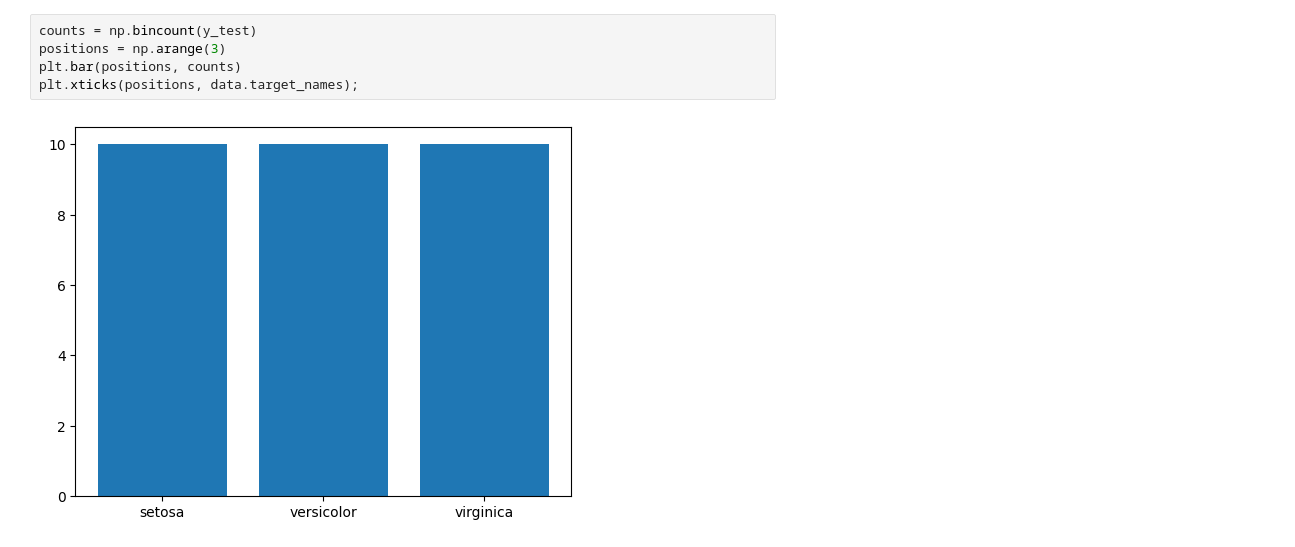
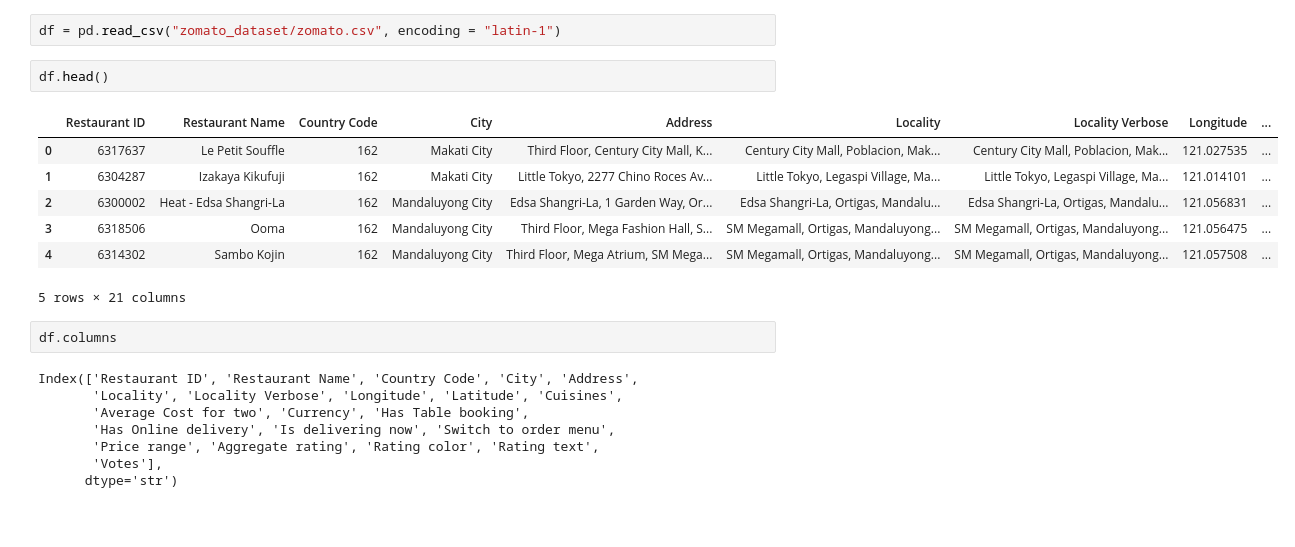
Before and after one commit to shsaniya04/Data-Analysis-with-Python, a Jupyter notebook: 15_Scikit_Learn.ipynb, the cells around one changed output. Cells and saved outputs as stored; diff of their text form; blank space fills up the shorter version.

```diff
--- a/15_Scikit_Learn.ipynb
+++ b/15_Scikit_Learn.ipynb
@@ -55,7 +9,22 @@ plt.xticks(positions, data.target_names);
-# %%
-counts = np.bincount(y_test)
-positions = np.arange(3)
-plt.bar(positions, counts)
-plt.xticks(positions, data.target_names);
-# %% [output]
-[figure, removed]
+# %%
+df = pd.read_csv("zomato_dataset/zomato.csv", encoding = "latin-1")
+# %%
+df.head()
+# %% [output]
+|  | Restaurant ID | Restaurant Name | Country Code | City | Address | Locality | Locality Verbose | Longitude | ... |
+| 0 | 6317637 | Le Petit Souffle | 162 | Makati City | Third Floor, Century City Mall, K... | Century City Mall, Poblacion, Mak... | Century City Mall, Poblacion, Mak... | 121.027535 | ... |
+| 1 | 6304287 | Izakaya Kikufuji | 162 | Makati City | Little Tokyo, 2277 Chino Roces Av... | Little Tokyo, Legaspi Village, Ma... | Little Tokyo, Legaspi Village, Ma... | 121.014101 | ... |
+| 2 | 6300002 | Heat - Edsa Shangri-La | 162 | Mandaluyong City | Edsa Shangri-La, 1 Garden Way, Or... | Edsa Shangri-La, Ortigas, Mandalu... | Edsa Shangri-La, Ortigas, Mandalu... | 121.056831 | ... |
+| 3 | 6318506 | Ooma | 162 | Mandaluyong City | Third Floor, Mega Fashion Hall, S... | SM Megamall, Ortigas, Mandaluyong... | SM Megamall, Ortigas, Mandaluyong... | 121.056475 | ... |
+| 4 | 6314302 | Sambo Kojin | 162 | Mandaluyong City | Third Floor, Mega Atrium, SM Mega... | SM Megamall, Ortigas, Mandaluyong... | SM Megamall, Ortigas, Mandaluyong... | 121.057508 | ... |
+5 rows × 21 columns
+# %%
+df.columns
+# %% [output]
+Index(['Restaurant ID', 'Restaurant Name', 'Country Code', 'City', 'Address',
+       'Locality', 'Locality Verbose', 'Longitude', 'Latitude', 'Cuisines',
+       'Average Cost for two', 'Currency', 'Has Table booking',
+       'Has Online delivery', 'Is delivering now', 'Switch to order menu',
+       'Price range', 'Aggregate rating', 'Rating color', 'Rating text',
+       'Votes'],
+      dtype='str')
```
Also changed, not shown: parts of 27 cells of this notebook, 8 other files.
